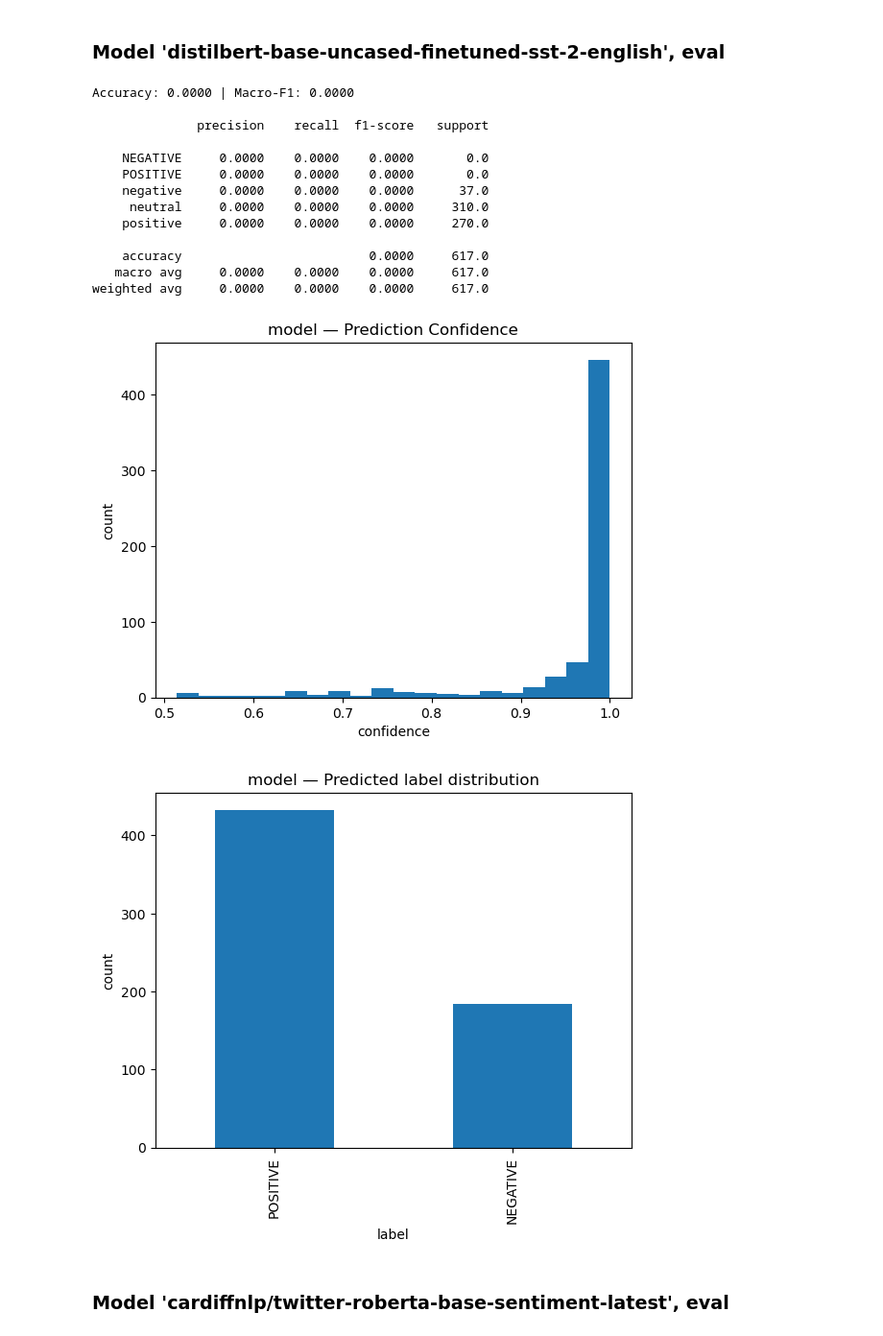
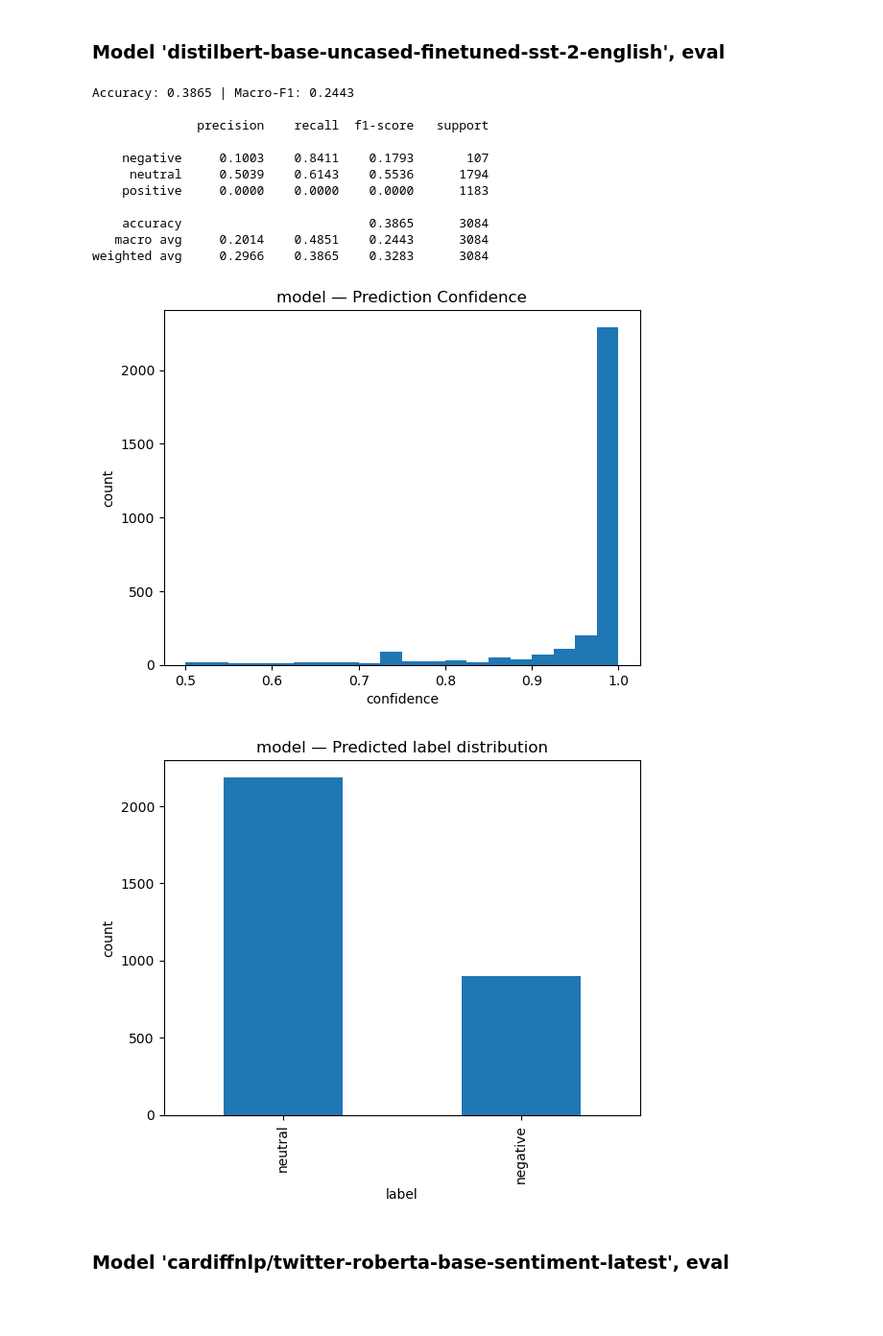
Before and after one commit to Priti0427/Sentiment-analysis-using-Hugging-Face-Transformer, a Jupyter notebook: Sentiment_Analysis.ipynb, the cells around one changed output. Shown at 96% size. Cells and saved outputs as stored; diff of their text form; code cells hidden in the pictures; blank space fills up the shorter version.

Commit message:
Working version of model predictions - Ready

```diff
--- a/Sentiment_Analysis.ipynb
+++ b/Sentiment_Analysis.ipynb
@@ -176,0 +186,14 @@ piplines ready
+# %%
+# Specify emotion/category values to roBERTa pipe sentiment labels
+emotions_labels = (df_sent['category'].unique())
+map_sentiment = []
+for e in emotions_labels:
+    sent_pred = clf_b(e)[0]['label']
+    map_sentiment.append(sent_pred)
+
+emotion_to_sentiment = dict(zip(emotions_labels, map_sentiment))
+
+# Map emotions to sentiment for dataset
+df_sent['sentiment'] = df_sent['category'].map(emotion_to_sentiment)
+labels = ['negative', 'neutral', 'positive']
+df_sent
@@ -287,0 +280,5 @@ Train size: 2467 | Test size: 617
+# %%
+# Apply function
+df_distil = df_sent.copy()
+df_distil[['predicted_sentiment', 'score']] = df_sent['text'].apply(
+    lambda x: pd.Series(predict_distilbert(x)))
@@ -289,53 +312,46 @@ Train size: 2467 | Test size: 617
 # Evaluate Models
 # %%
 # Create eval function
-def evaluate_model(X_test, Y_test, pipe):
-    model_pred = []
-    model_scores = []
-    for item in X_test:
-        Y_pred = pipe(item)[0]['label']
-        Y_scores = pipe(item)[0]['score']
-        model_pred.append(Y_pred)
-        model_scores.append(Y_scores)
-    acc = accuracy_score(Y_test, model_pred)
-    f1m = f1_score(Y_test, model_pred, average="macro")
+def evaluate_model(dataset):
+    acc = accuracy_score(dataset['sentiment'], dataset['predicted_sentiment'])
+    f1m = f1_score(dataset['sentiment'], dataset['predicted_sentiment'], average="macro")
     print(f"Accuracy: {acc:.4f} | Macro-F1: {f1m:.4f}\n")
-    print(classification_report(Y_test, model_pred, digits=4))
+    print(classification_report(dataset['sentiment'], dataset['predicted_sentiment'], digits=4))
 
     # Confidence histogram
     plt.figure()
-    plt.hist(model_scores, bins=20)
+    plt.hist(dataset['score'], bins=20)
     plt.title(f"model — Prediction Confidence")
     plt.xlabel("confidence")
     plt.ylabel("count")
     plt.show()
 
     # Predicted distribution
-    pd.Series(model_pred).value_counts().plot(kind="bar")
+    pd.Series(dataset['predicted_sentiment']).value_counts().plot(kind="bar")
     plt.title(f"model — Predicted label distribution")
     plt.xlabel("label")
     plt.ylabel("count")
     plt.show()
+
+    return acc, f1m
 # %% [markdown]
 ### Model 'distilbert-base-uncased-finetuned-sst-2-english', eval
-# %%
-res_a = evaluate_model(X_d_test, Y_d_test, clf_a)
-res_a
-# %% [output]
-Accuracy: 0.0000 | Macro-F1: 0.0000
-
-              precision    recall  f1-score   support
-
-    NEGATIVE     0.0000    0.0000    0.0000       0.0
-    POSITIVE     0.0000    0.0000    0.0000       0.0
-    negative     0.0000    0.0000    0.0000      37.0
-     neutral     0.0000    0.0000    0.0000     310.0
-    positive     0.0000    0.0000    0.0000     270.0
-
-    accuracy                         0.0000     617.0
-   macro avg     0.0000    0.0000    0.0000     617.0
-weighted avg     0.0000    0.0000    0.0000     617.0
-[figure, removed]
-[figure, removed]
+# %%
+# Evaluate distilbert predictions
+dis_acc, dis_f1m = evaluate_model(df_distil)
+# %% [output]
+Accuracy: 0.3865 | Macro-F1: 0.2443
+
+              precision    recall  f1-score   support
+
+    negative     0.1003    0.8411    0.1793       107
+     neutral     0.5039    0.6143    0.5536      1794
+    positive     0.0000    0.0000    0.0000      1183
+
+    accuracy                         0.3865      3084
+   macro avg     0.2014    0.4851    0.2443      3084
+weighted avg     0.2966    0.3865    0.3283      3084
+[figure, added]
+[figure, added]
 # %% [markdown]
 ### Model 'cardiffnlp/twitter-roberta-base-sentiment-latest', eval
```
Also changed, not shown: parts of 29 cells of this notebook.
